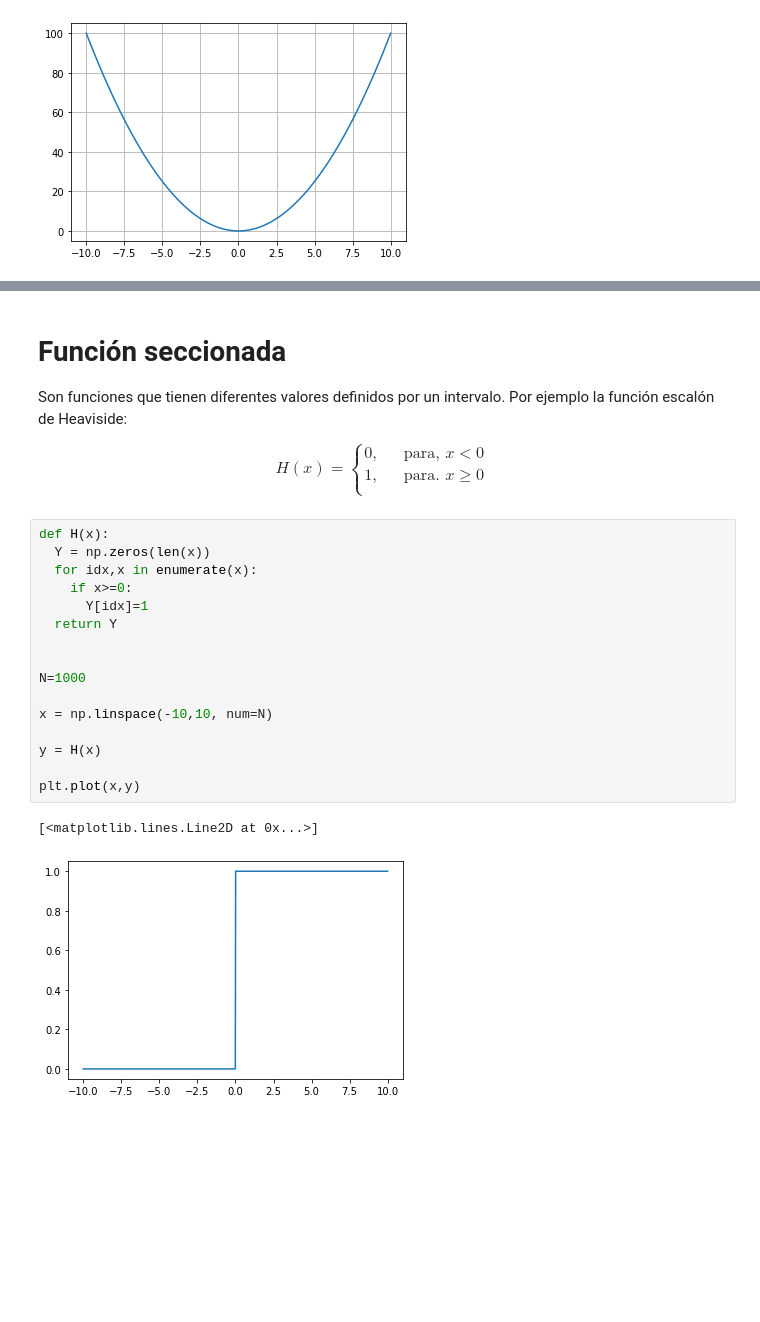
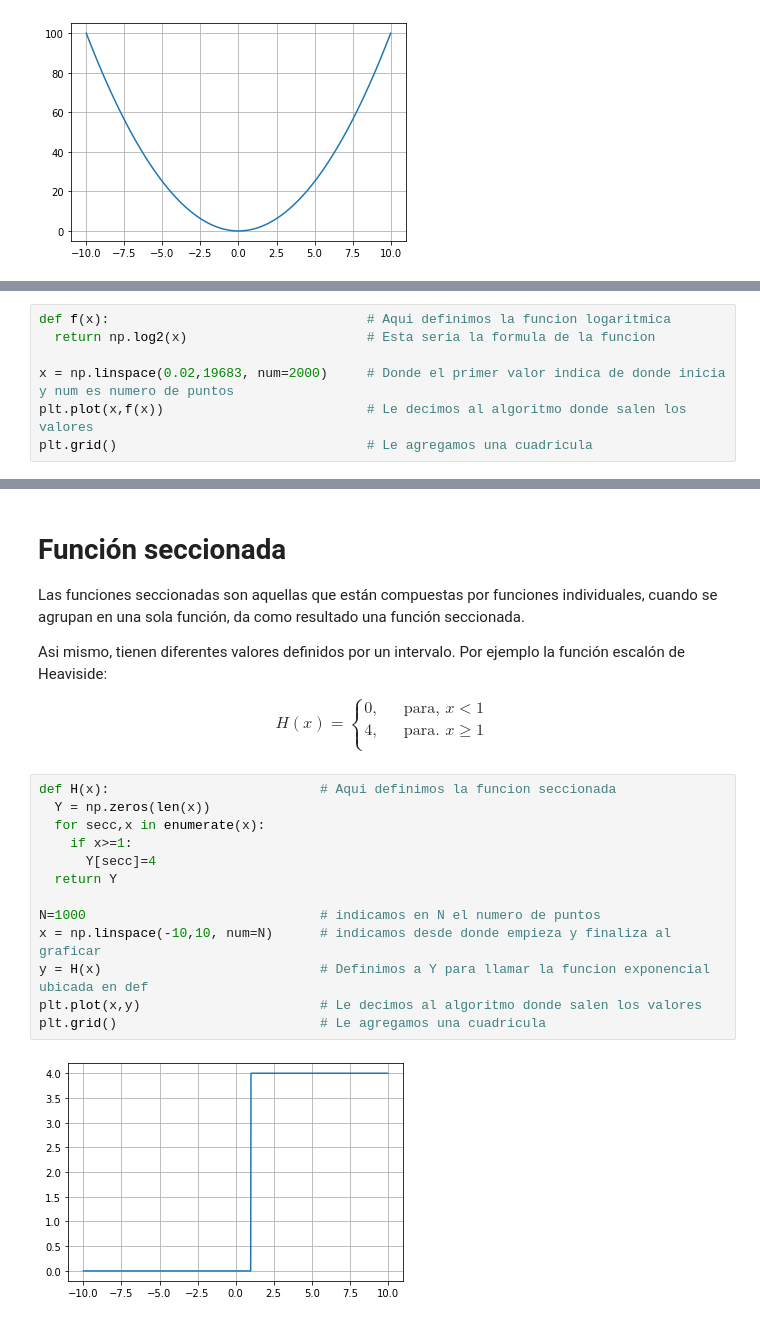
Before and after one commit to henrycerpa/funcion-lineal-polinomica-trascendente-seccionada, a Jupyter notebook: funciones_matematicas_programar.ipynb, the cells around one changed output, grey strips where cells are left out. Saved outputs shown, nothing was run; the diff lists cells and outputs as text; blank space fills up the shorter version.

```diff
--- a/funciones_matematicas_programar.ipynb
+++ b/funciones_matematicas_programar.ipynb
@@ -163,0 +157,7 @@ plt.plot(x,f(x))
+# %%
+def f(x):                                 # Aqui definimos la funcion logaritmica
+  return np.log2(x)                       # Esta seria la formula de la funcion
+
+x = np.linspace(0.02,19683, num=2000)     # Donde el primer valor indica de donde inicia y num es numero de puntos
+plt.plot(x,f(x))                          # Le decimos al algoritmo donde salen los valores
+plt.grid()                                # Le agregamos una cuadricula
@@ -164,30 +166,28 @@ plt.plot(x,f(x))
 # %% [markdown]
 # Función seccionada
 
-Son funciones que tienen diferentes valores definidos por un intervalo. Por ejemplo la función escalón de Heaviside:
+Las funciones seccionadas son aquellas que están compuestas por funciones individuales, cuando se agrupan en una sola función, da como resultado una función seccionada.
+
+Asi mismo, tienen diferentes valores definidos por un intervalo. Por ejemplo la función escalón de Heaviside:
 
 $$H(x) =
      \begin{cases}
-        0, &\quad \text{para, } x < 0 \\
-        1,  &\quad\text{para. } x \ge 0 \\
+        0, &\quad \text{para, } x < 1 \\
+        4,  &\quad\text{para. } x \ge 1 \\
      \end{cases}
 $$
 # %%
-def H(x):
+def H(x):                           # Aqui definimos la funcion seccionada
   Y = np.zeros(len(x))
-  for idx,x in enumerate(x):
-    if x>=0:
-      Y[idx]=1
+  for secc,x in enumerate(x):
+    if x>=1:
+      Y[secc]=4
   return Y
 
-
-N=1000
-
-x = np.linspace(-10,10, num=N)
-
-y = H(x)
-
-plt.plot(x,y)
+N=1000                              # indicamos en N el numero de puntos
+x = np.linspace(-10,10, num=N)      # indicamos desde donde empieza y finaliza al graficar
+y = H(x)                            # Definimos a Y para llamar la funcion exponencial ubicada en def
+plt.plot(x,y)                       # Le decimos al algoritmo donde salen los valores
+plt.grid()                          # Le agregamos una cuadricula
 # %% [output]
-[<matplotlib.lines.Line2D at 0x...>]
-[figure, old version]
+[figure, new version]
```
Also changed, not shown: parts of 13 cells of this notebook.
